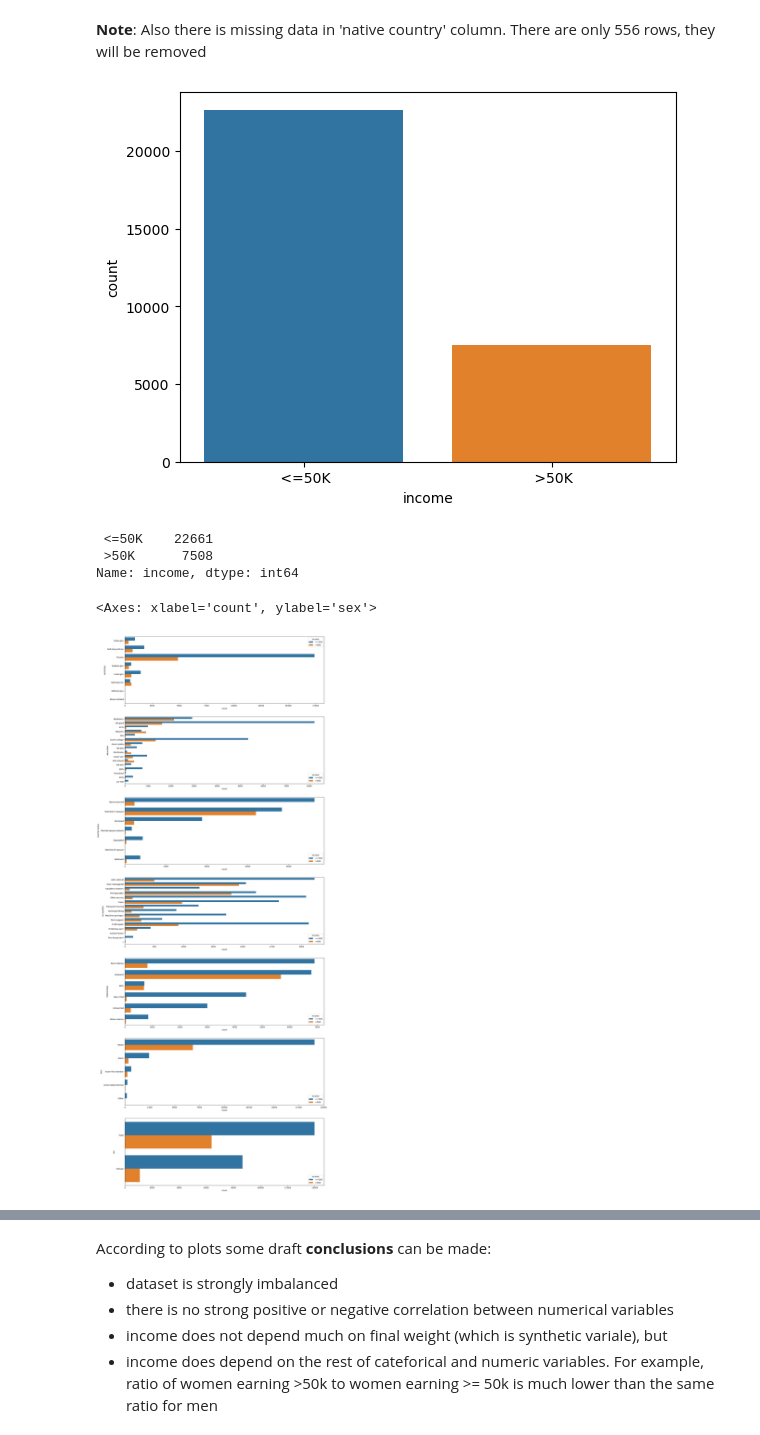
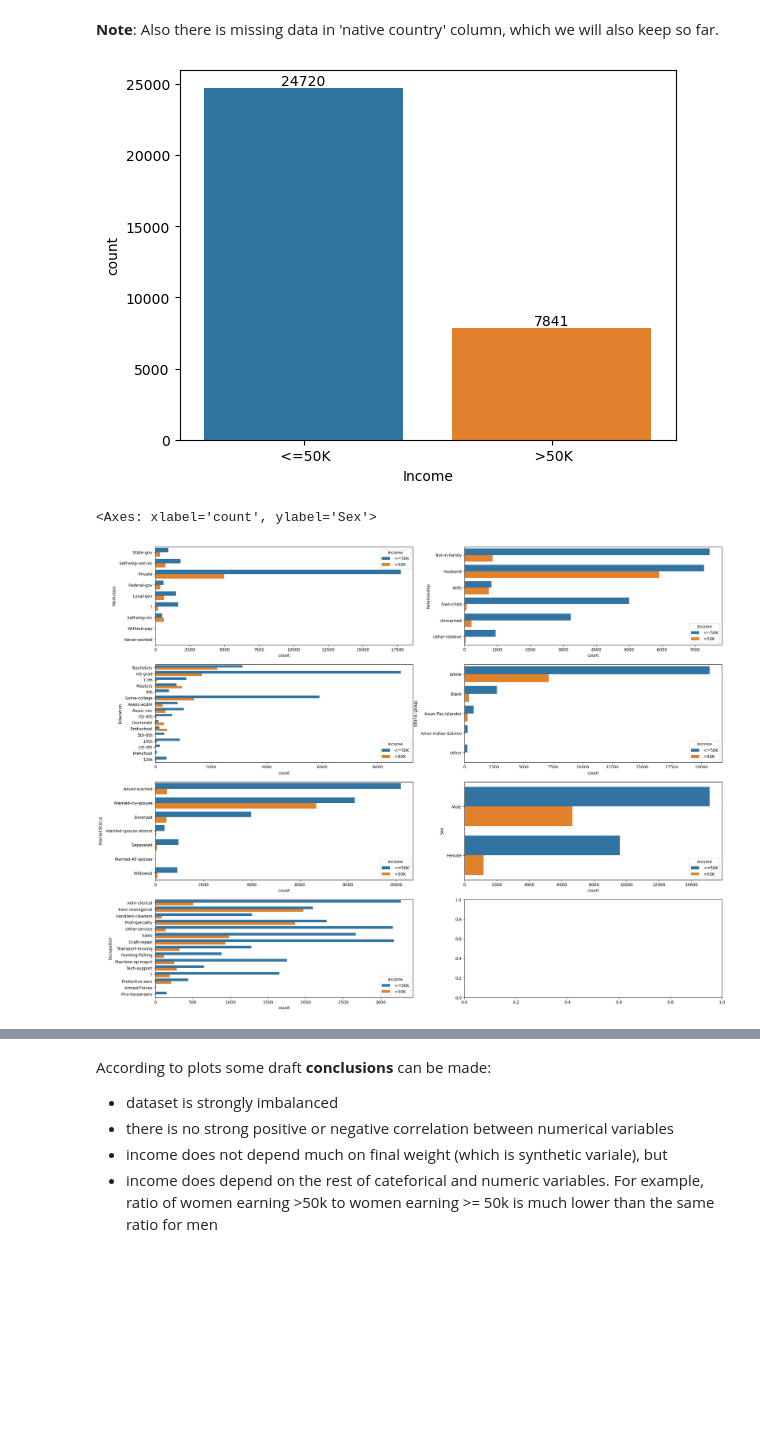
Before and after one commit to nadiia-duiunova/Adults_pet_project, a Jupyter notebook: Adult.ipynb, the cells around one changed output, grey strips where cells are left out. Saved outputs shown, nothing was run; the diff lists cells and outputs as text; code cells hidden in the pictures; blank space fills up the shorter version.

Commit message:
Update of visualizations

```diff
--- a/Adult.ipynb
+++ b/Adult.ipynb
@@ -5,3 +25,4 @@ import matplotlib.pyplot as plt
 # %%
 df = pd.read_csv("https://archive.ics.uci.edu/ml/machine-learning-databases/adult/adult.data",
-                 header = None)
+                 header = None, names = adult_columns)
+df.head()
@@ -24,19 +36,3 @@ df
-# %%
-df = df.rename(columns={0: 'age',
-                        1: 'workclass',
-                        2: 'final weight',
-                        3: 'education',
-                        4: 'education num',
-                        5: 'marital status',
-                        6: 'occupation',
-                        7: 'relationship',
-                        8: 'race',
-                        9: 'sex',
-                        10: 'capital gain',
-                        11: 'capital loss',
-                        12: 'hours per week',
-                        13: 'native country',
-                        14: 'income'})
 # %%
 df.info()
 # %% [output]
@@ -87,4 +82,3 @@ Lets remove all the records with unknown work class and then check number of rec
 # %%
-df = df.loc[df['workclass'] != ' ?']
-df.loc[df['occupation']==' ?']
+df[df['Workclass']==' Never-worked']
 # %% [output]
@@ -101,29 +95,26 @@ df.loc[df['occupation']==' ?']
 # %% [markdown]
-**Note**: Also there is missing data in 'native country' column. There are only 556 rows, they will be removed
+**Note**: Also there is missing data in 'native country' column, which we will also keep so far.
-# %%
-df = df.loc[df['native country'] != ' ?']
 # %%
 # Let's check the distribution of the target variable
 
-sns.countplot(x = df['income'])
+abs_values = df['Income'].value_counts().values
+ax = sns.countplot(x = df['Income'])
+ax.bar_label(container=ax.containers[0], labels=abs_values)
+
 plt.show()
-print(df['income'].value_counts())
 # %% [output]
-[figure, old version]
+[figure, new version]
- <=50K    22661
- >50K      7508
-Name: income, dtype: int64
 # %%
 # Let's plot our categorical variables, hued by level of income
 
-fig, axes = plt.subplots(7, 1,figsize=(18, 50))
-sns.countplot(ax = axes[0], data=df, y="workclass", hue="income")
-sns.countplot(ax = axes[1], data=df, y="education", hue="income")
-sns.countplot(ax = axes[2], data=df, y="marital status", hue="income")
-sns.countplot(ax = axes[3], data=df, y="occupation", hue="income")
-sns.countplot(ax = axes[4], data=df, y="relationship", hue="income")
-sns.countplot(ax = axes[5], data=df, y="race", hue="income")
-sns.countplot(ax = axes[6], data=df, y="sex", hue="income")
+fig, axes = plt.subplots(4, 2,figsize=(25, 20))
+sns.countplot(ax = axes[0,0], data=df, y="Workclass", hue="Income")
+sns.countplot(ax = axes[1,0], data=df, y="Education", hue="Income")
+sns.countplot(ax = axes[2,0], data=df, y="Marital Status", hue="Income")
+sns.countplot(ax = axes[3,0], data=df, y="Occupation", hue="Income")
+sns.countplot(ax = axes[0,1], data=df, y="Relationship", hue="Income")
+sns.countplot(ax = axes[1,1], data=df, y="Ethnic group", hue="Income")
+sns.countplot(ax = axes[2,1], data=df, y="Sex", hue="Income")
 # %% [output]
-<Axes: xlabel='count', ylabel='sex'>
+<Axes: xlabel='count', ylabel='Sex'>
-[figure, old version]
+[figure, new version]
```
Also changed, not shown: parts of 18 cells of this notebook.
